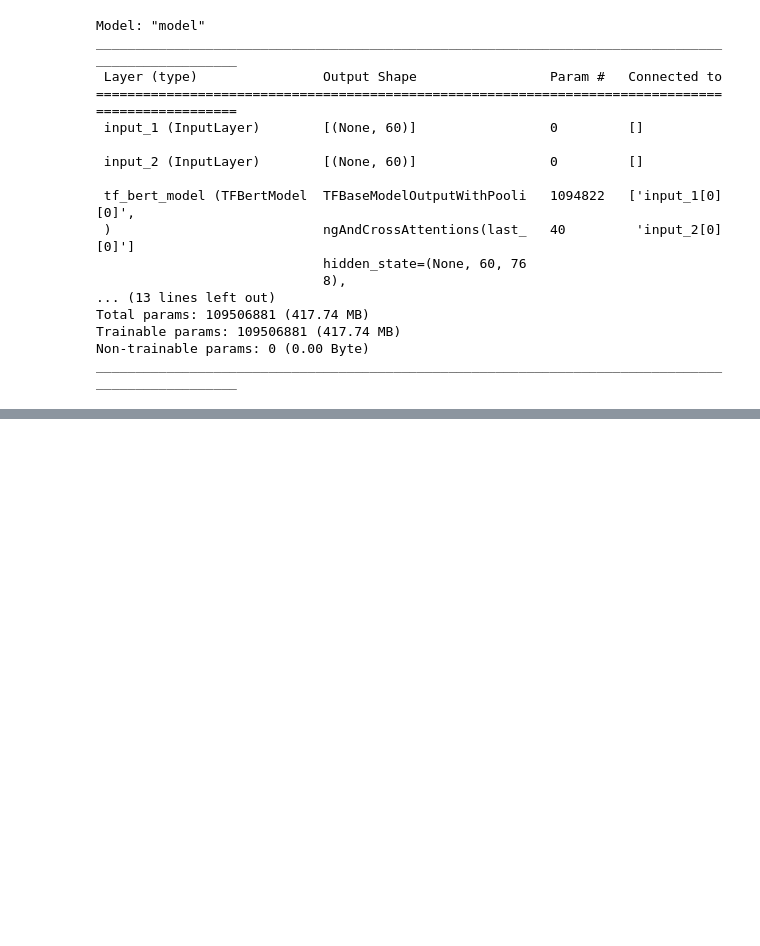
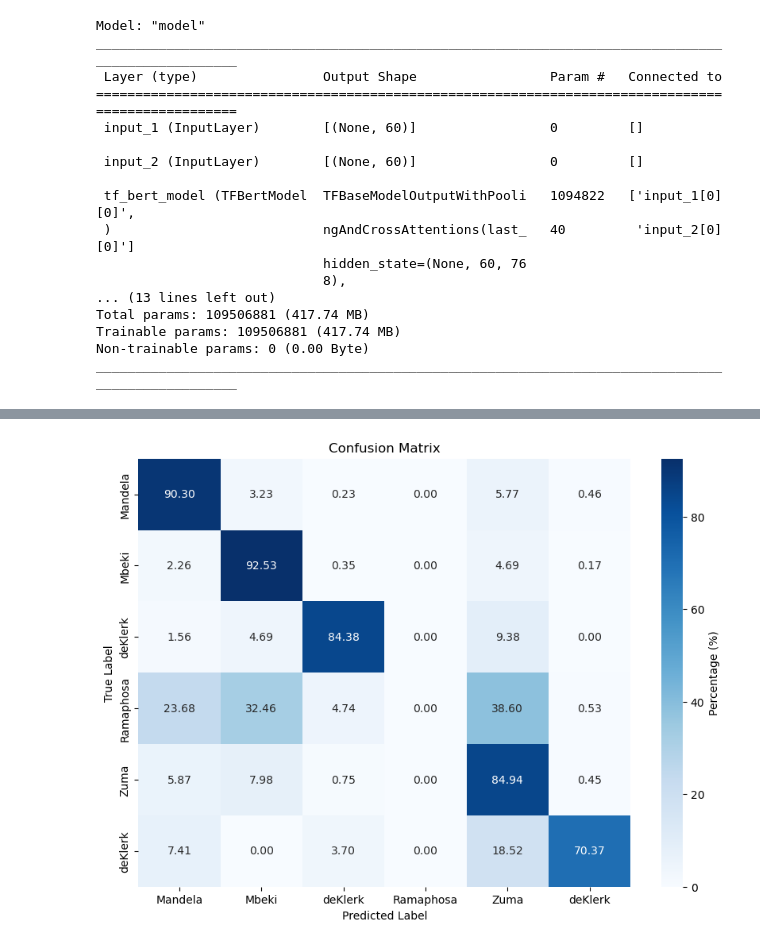
Before and after one commit to nnyase/data-science-4-industry, a Jupyter notebook: Assignment.ipynb, the cells around one changed output, grey strips where cells are left out. Cells and saved outputs as stored; diff of their text form; code cells hidden in the pictures; blank space fills up the shorter version.

```diff
--- a/Assignment.ipynb
+++ b/Assignment.ipynb
@@ -468,0 +622,12 @@ Epoch 1/3
+# %%
+test_texts = x_test.values
+
+# Tokenize and pad the test data
+test_sequences = tokenizer.texts_to_sequences(test_texts)
+padded_test_sequences = pad_sequences(test_sequences, maxlen=max_length)
+# %%
+predictions = model.predict(padded_test_sequences)
+predicted_labels = np.argmax(predictions, axis=1)
+test_labels = y_test
+test_accuracy = np.mean(predicted_labels == test_labels)
+print(f"Test Accuracy: {test_accuracy * 100:.2f}%")
@@ -468,0 +637,13 @@ Epoch 1/3
+# %%
+confusion=metrics.confusion_matrix(y_test,predicted_labels)
+label = ['Mandela', 'Mbeki', 'deKlerk', 'Ramaphosa', 'Zuma', 'deKlerk']
+row_sums = confusion.sum(axis=1)
+normalized_confusion = confusion / row_sums[:, np.newaxis] * 100
+plt.figure(figsize=(10, 7))
+sns.heatmap(normalized_confusion, annot=True,  fmt=".2f", cmap="Blues", xticklabels=label, yticklabels=label, cbar_kws={'label': 'Percentage (%)'})
+plt.ylabel('True Label')
+plt.xlabel('Predicted Label')
+plt.title('Confusion Matrix')
+plt.show()
+# %% [output]
+[figure, added]
```
Also changed, not shown: parts of 25 cells of this notebook.
